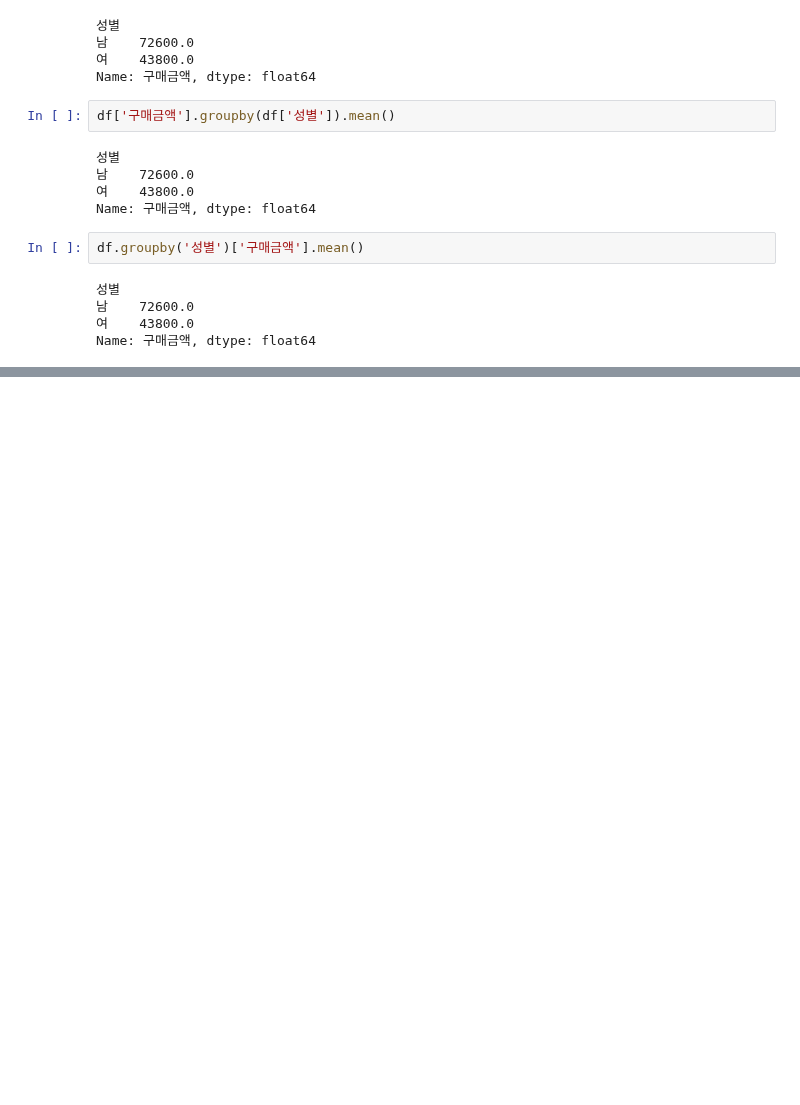
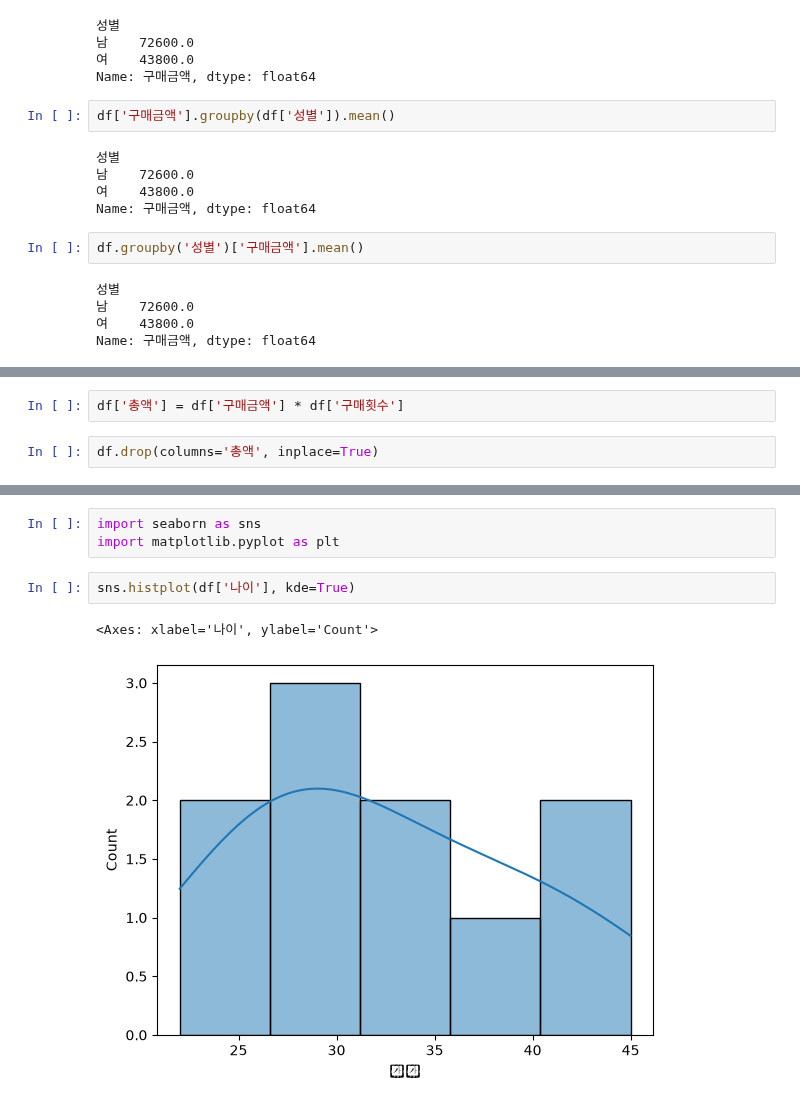
Before and after one commit to Kimchi-2025/big0611, a Jupyter notebook: py/p04_머신러닝/ch02_전처리/ex01_EDA.ipynb, the cells around one changed output, grey strips where cells are left out. Cells and saved outputs as stored; diff of their text form; blank space fills up the shorter version.

```diff
--- a/py/p04_머신러닝/ch02_전처리/ex01_EDA.ipynb
+++ b/py/p04_머신러닝/ch02_전처리/ex01_EDA.ipynb
@@ -60,0 +110,4 @@ Name: 구매금액, dtype: float64
+# %%
+df['총액'] = df['구매금액'] * df['구매횟수']
+# %%
+df.drop(columns='총액', inplace=True)
@@ -60,0 +165,8 @@ Name: 구매금액, dtype: float64
+# %%
+import seaborn as sns
+import matplotlib.pyplot as plt
+# %%
+sns.histplot(df['나이'], kde=True)
+# %% [output]
+<Axes: xlabel='나이', ylabel='Count'>
+[figure, added]
```
Also changed, not shown: parts of 10 cells of this notebook, 2 other files.
